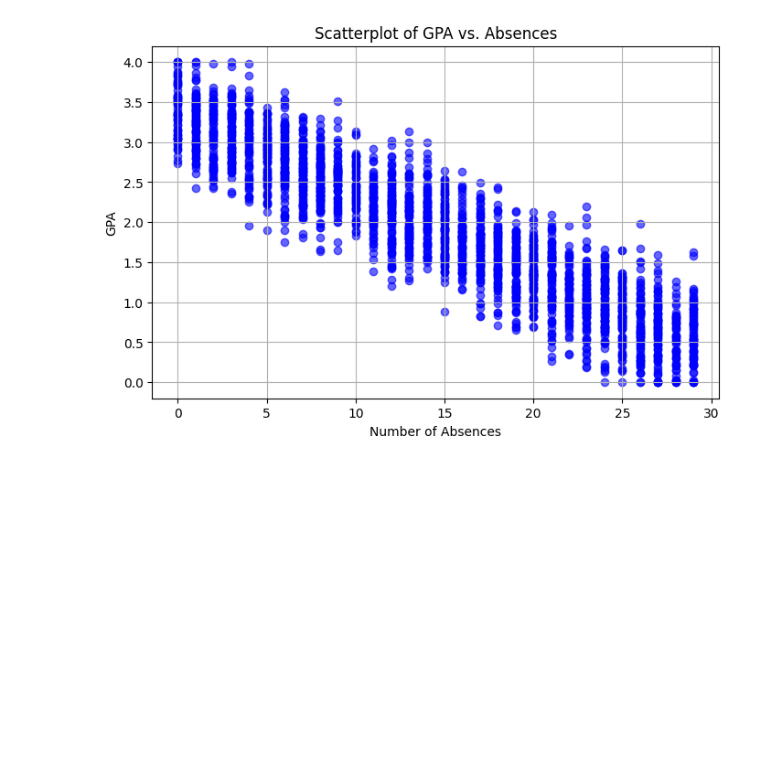
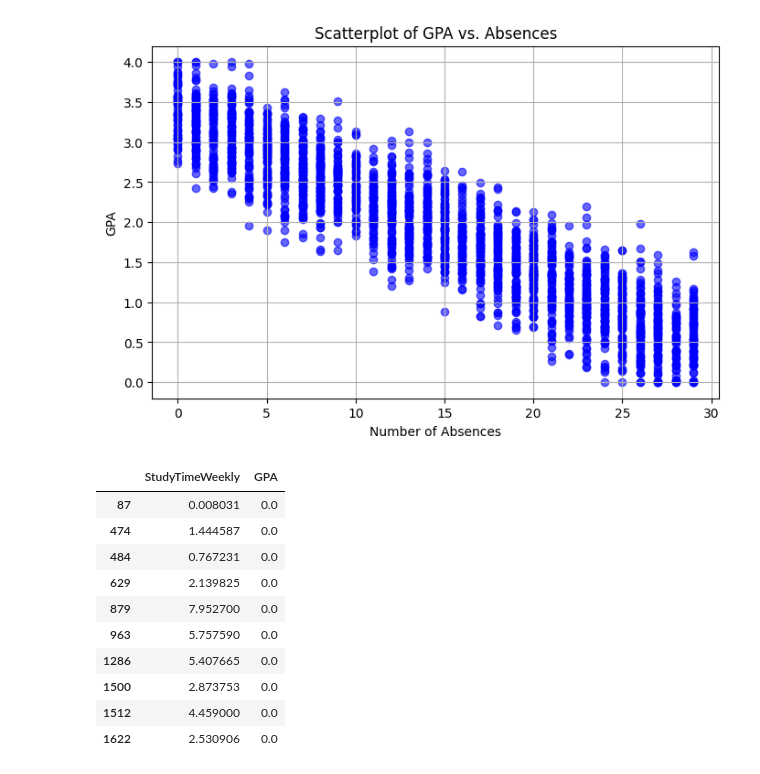
Before and after one commit to build-summer-2024/async-teal-michael-final-project, a Jupyter notebook: final_project.ipynb, the cells around one changed output. Drawn from its saved outputs; the diff is of its cells as text; code cells hidden in the pictures; blank space fills up the shorter version.

```diff
--- a/final_project.ipynb
+++ b/final_project.ipynb
@@ -119,3 +119,23 @@ plt.grid(True)
 plt.show()
 # %% [output]
 [figure]
+# %%
+#Question 4 Top 10 Students Versus Bottom 10
+
+top_10_students = student_data.nlargest(10, 'GPA')[[ 'StudyTimeWeekly', 'GPA']]
+bottom_10_students = student_data.nsmallest(10, 'GPA')[['StudyTimeWeekly', 'GPA']]
+
+top_10_students
+bottom_10_students
+# %% [output]
+|  | StudyTimeWeekly | GPA |
+| 87 | 0.008031 | 0.0 |
+| 474 | 1.444587 | 0.0 |
+| 484 | 0.767231 | 0.0 |
+| 629 | 2.139825 | 0.0 |
+| 879 | 7.952700 | 0.0 |
+| 963 | 5.757590 | 0.0 |
+| 1286 | 5.407665 | 0.0 |
+| 1500 | 2.873753 | 0.0 |
+| 1512 | 4.459000 | 0.0 |
+| 1622 | 2.530906 | 0.0 |
```
Also changed, not shown: parts of 2 cells of this notebook, 1 other file.
